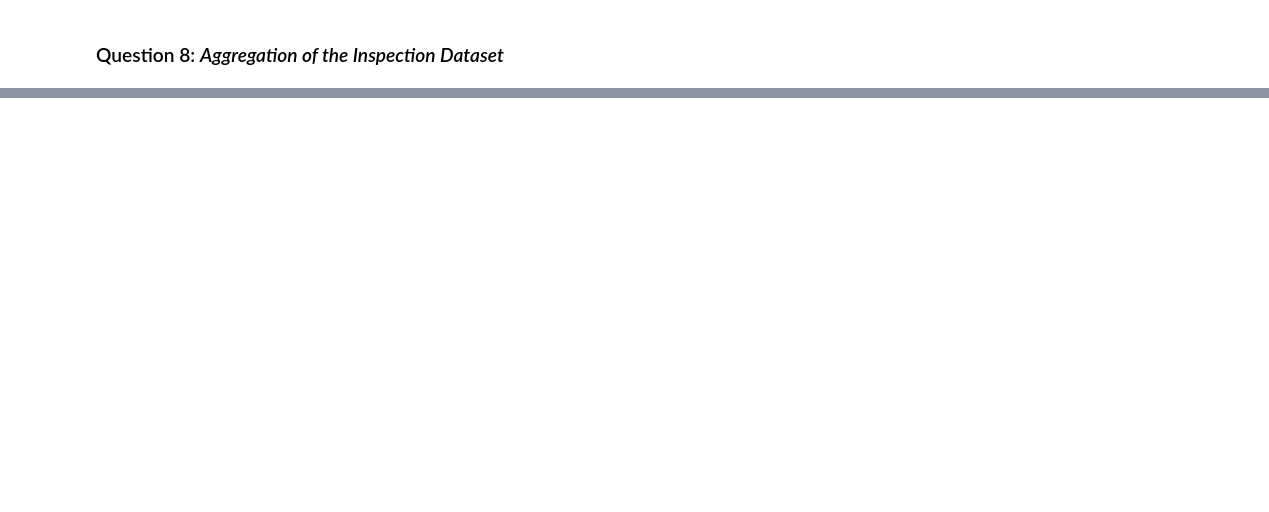
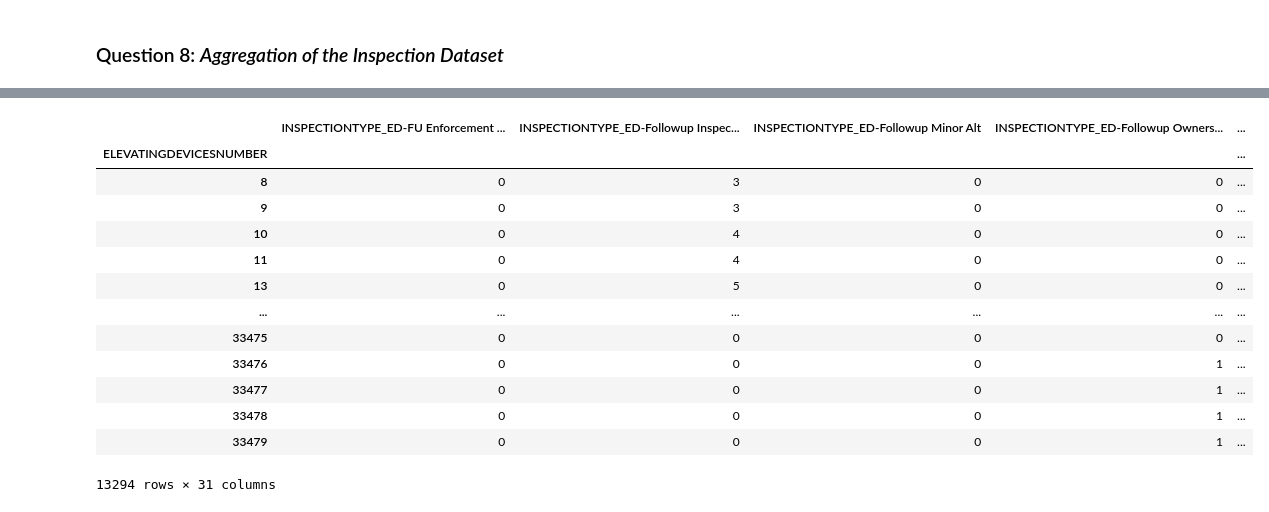
Before and after one commit to MathieuHoude/smartjourney, a Jupyter notebook: notebooks/Week3.ipynb, the cells around one changed output, grey strips where cells are left out. Saved outputs shown, nothing was run; the diff lists cells and outputs as text; code cells hidden in the pictures; blank space fills up the shorter version.

```diff
--- a/notebooks/Week3.ipynb
+++ b/notebooks/Week3.ipynb
@@ -344,0 +342,33 @@ inspected
+# %%
+inspected_copy = inspected.copy()
+latestInspections = inspected_copy.groupby("ELEVATINGDEVICESNUMBER").first()
+
+inspection_without_latest = inspected_copy[~inspected_copy["INSPECTIONNUMBER"].isin(latestInspections["INSPECTIONNUMBER"])]
+dummies_inspection_without_latest = pd.get_dummies(inspection_without_latest, columns=["INSPECTIONTYPE", "INSPECTIONOUTCOME"])
+x = dummies_inspection_without_latest.columns[dummies_inspection_without_latest.columns.str.contains("INSPECTIONTYPE")].to_list()
+y = dummies_inspection_without_latest.columns[dummies_inspection_without_latest.columns.str.contains("INSPECTIONOUTCOME")].to_list()
+x.extend(y)
+x.append("ELEVATINGDEVICESNUMBER")
+x.append("INSPECTIONNUMBER")
+dummies_inspection_without_latest = dummies_inspection_without_latest[x]
+dummies_inspection_without_latest = dummies_inspection_without_latest.replace(0, np.nan)
+inspection_per_elevator = dummies_inspection_without_latest.groupby("ELEVATINGDEVICESNUMBER").count()
+inspection_count_per_elevator = inspection_without_latest.groupby("ELEVATINGDEVICESNUMBER").count().reset_index()
+inspection_per_elevator['CURRENT'] = inspection_count_per_elevator['ELEVATINGDEVICESNUMBER'].map(latestInspections['INSPECTIONOUTCOME'])
+inspection_per_elevator = inspection_per_elevator.dropna()
+inspection_per_elevator
+# %% [output]
+|  | INSPECTIONTYPE_ED-FU Enforcement ... | INSPECTIONTYPE_ED-Followup Inspec... | INSPECTIONTYPE_ED-Followup Minor Alt | INSPECTIONTYPE_ED-Followup Owners... | ... |
+| ELEVATINGDEVICESNUMBER |  |  |  |  | ... |
+| 8 | 0 | 3 | 0 | 0 | ... |
+| 9 | 0 | 3 | 0 | 0 | ... |
+| 10 | 0 | 4 | 0 | 0 | ... |
+| 11 | 0 | 4 | 0 | 0 | ... |
+| 13 | 0 | 5 | 0 | 0 | ... |
+| ... | ... | ... | ... | ... | ... |
+| 33475 | 0 | 0 | 0 | 0 | ... |
+| 33476 | 0 | 0 | 0 | 1 | ... |
+| 33477 | 0 | 0 | 0 | 1 | ... |
+| 33478 | 0 | 0 | 0 | 1 | ... |
+| 33479 | 0 | 0 | 0 | 1 | ... |
+13294 rows × 31 columns
```
Also changed, not shown: parts of 5 cells of this notebook.
